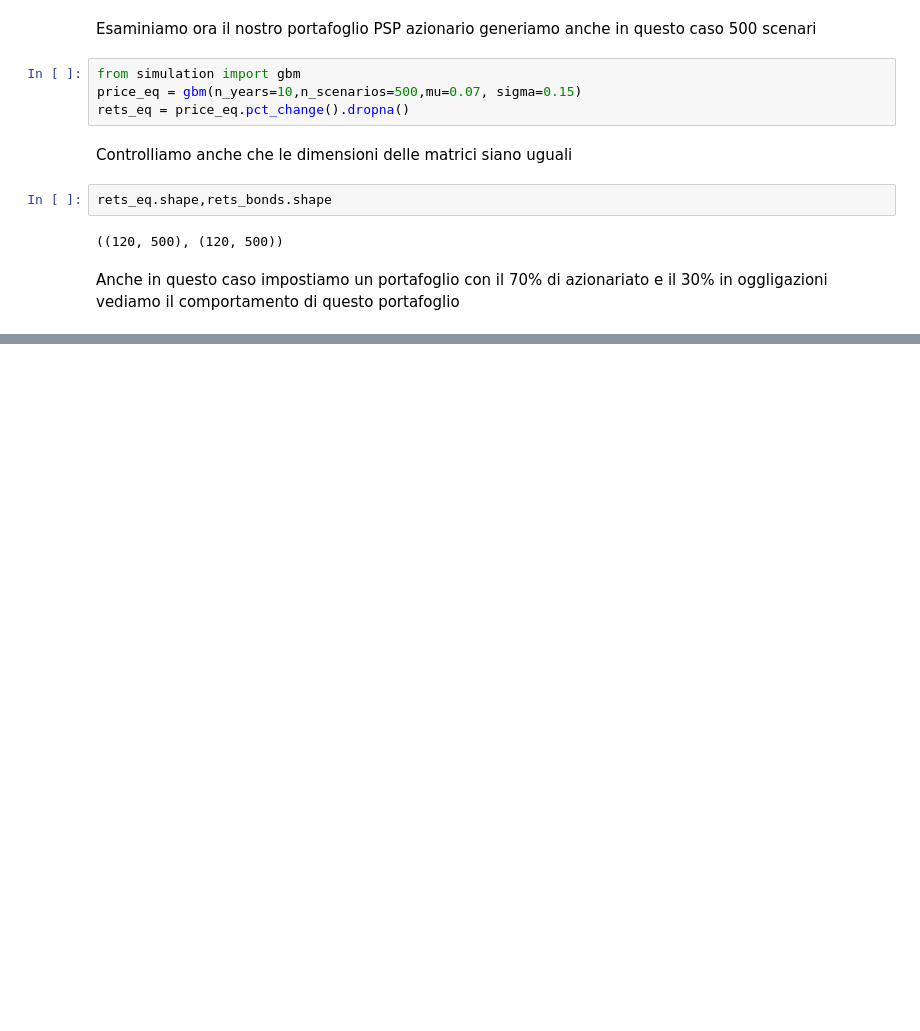
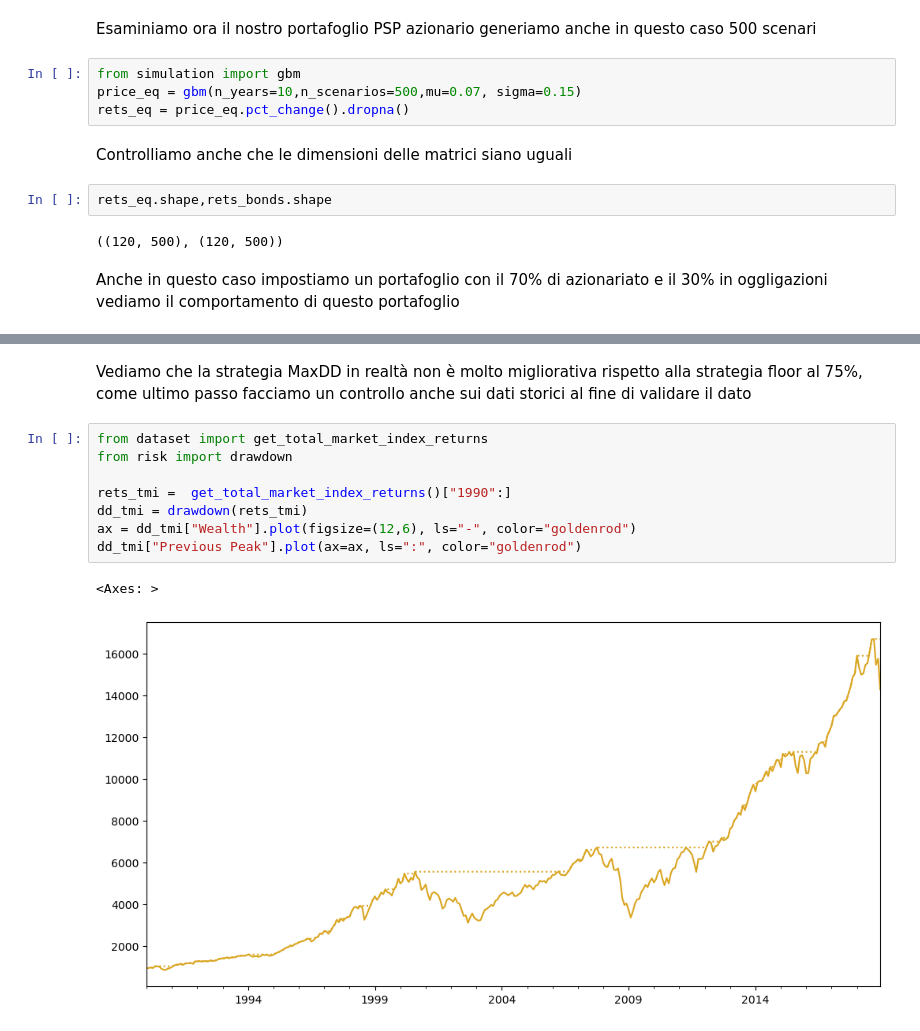
Before and after one commit to fdalforno/investment, a Jupyter notebook: 04-Gestione degli assett e della passività.ipynb, the cells around one changed output, grey strips where cells are left out. Drawn from its saved outputs; the diff is of its cells as text; blank space fills up the shorter version.

```diff
--- a/04-Gestione degli assett e della passività.ipynb
+++ b/04-Gestione degli assett e della passività.ipynb
@@ -995,0 +1377,13 @@ Ora come vedete il nostro compito sarà quello di trovare una allocazione per so
+# %% [markdown]
+Vediamo che la strategia MaxDD in realtà non è molto migliorativa rispetto alla strategia floor al 75%, come ultimo passo facciamo un controllo anche sui dati storici al fine di validare il dato
+# %%
+from dataset import get_total_market_index_returns
+from risk import drawdown
+
+rets_tmi =  get_total_market_index_returns()["1990":]
+dd_tmi = drawdown(rets_tmi)
+ax = dd_tmi["Wealth"].plot(figsize=(12,6), ls="-", color="goldenrod")
+dd_tmi["Previous Peak"].plot(ax=ax, ls=":", color="goldenrod")
+# %% [output]
+<Axes: >
+[figure, added]
```
Also changed, not shown: parts of 54 cells of this notebook, 2 other files.
